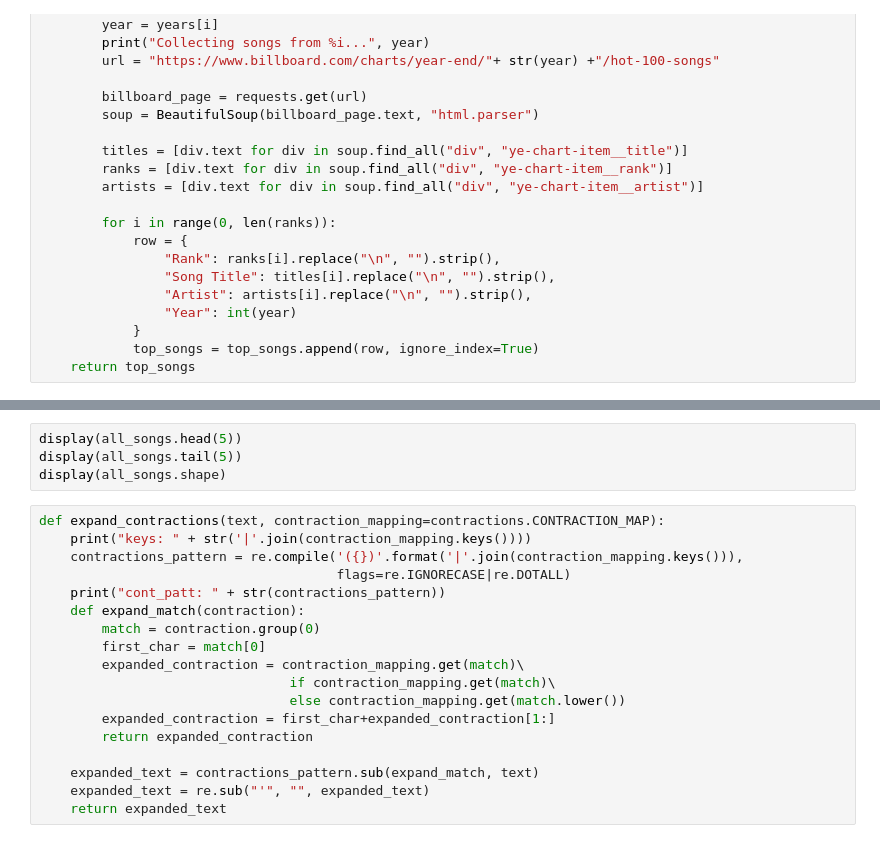
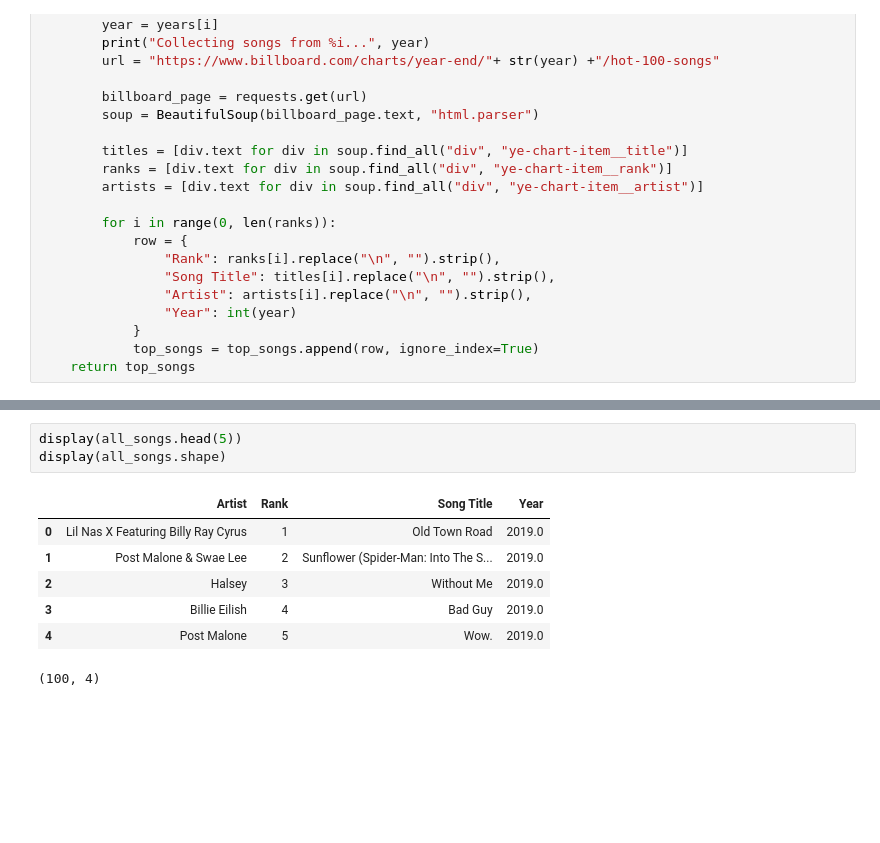
Before and after one commit to bhavishy6/thrutheyears, a Jupyter notebook: thrutheyears.ipynb, the cells around one changed output, grey strips where cells are left out. Cells and saved outputs as stored; diff of their text form; blank space fills up the shorter version.

```diff
--- a/thrutheyears.ipynb
+++ b/thrutheyears.ipynb
@@ -45,23 +202,12 @@ all_songs = get_billboard_from_year(2019, 2019)
 # %%
 display(all_songs.head(5))
-display(all_songs.tail(5))
 display(all_songs.shape)
+# %% [output]
+|  | Artist | Rank | Song Title | Year |
+| 0 | Lil Nas X Featuring Billy Ray Cyrus | 1 | Old Town Road | 2019.0 |
+| 1 | Post Malone & Swae Lee | 2 | Sunflower (Spider-Man: Into The S... | 2019.0 |
+| 2 | Halsey | 3 | Without Me | 2019.0 |
+| 3 | Billie Eilish | 4 | Bad Guy | 2019.0 |
+| 4 | Post Malone | 5 | Wow. | 2019.0 |
+(100, 4)
-# %%
-def expand_contractions(text, contraction_mapping=contractions.CONTRACTION_MAP):
-    print("keys: " + str('|'.join(contraction_mapping.keys())))
-    contractions_pattern = re.compile('({})'.format('|'.join(contraction_mapping.keys())),
-                                      flags=re.IGNORECASE|re.DOTALL)
-    print("cont_patt: " + str(contractions_pattern))
-    def expand_match(contraction):
-        match = contraction.group(0)
-        first_char = match[0]
-        expanded_contraction = contraction_mapping.get(match)\
-                                if contraction_mapping.get(match)\
-                                else contraction_mapping.get(match.lower())
-        expanded_contraction = first_char+expanded_contraction[1:]
-        return expanded_contraction
-
-    expanded_text = contractions_pattern.sub(expand_match, text)
-    expanded_text = re.sub("'", "", expanded_text)
-    return expanded_text
 # %%
```
Also changed, not shown: parts of 30 cells of this notebook.
